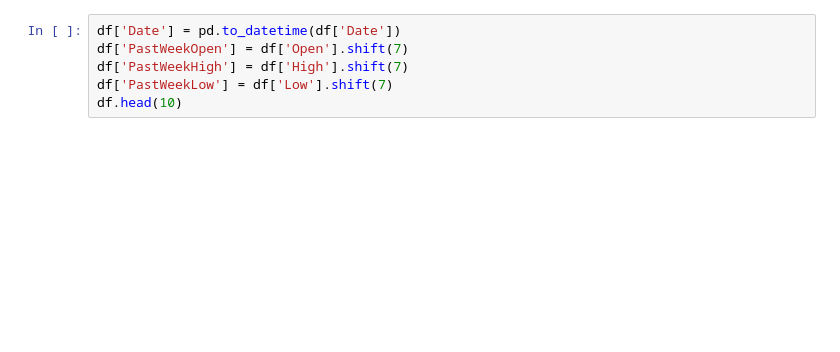
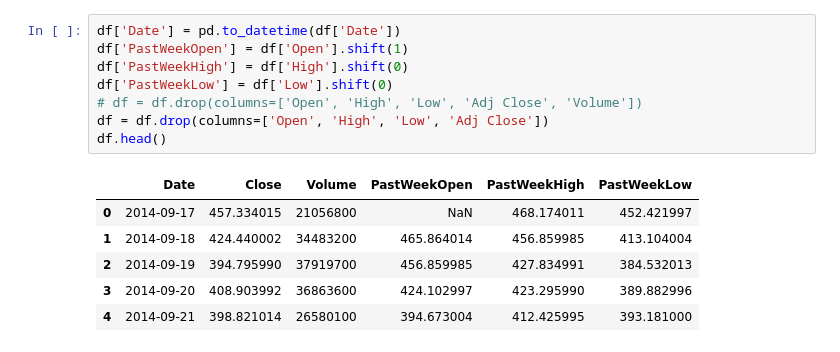
Before and after one commit to aliwimo/symlearn, a Jupyter notebook: btc_usd_pred.ipynb, the cells around one changed output. Cells and saved outputs as stored; diff of their text form; blank space fills up the shorter version.

```diff
--- a/btc_usd_pred.ipynb
+++ b/btc_usd_pred.ipynb
@@ -17,6 +28,15 @@ df.head(10)
 # %%
 df['Date'] = pd.to_datetime(df['Date'])
-df['PastWeekOpen'] = df['Open'].shift(7)
-df['PastWeekHigh'] = df['High'].shift(7)
-df['PastWeekLow'] = df['Low'].shift(7)
-df.head(10)
+df['PastWeekOpen'] = df['Open'].shift(1)
+df['PastWeekHigh'] = df['High'].shift(0)
+df['PastWeekLow'] = df['Low'].shift(0)
+# df = df.drop(columns=['Open', 'High', 'Low', 'Adj Close', 'Volume'])
+df = df.drop(columns=['Open', 'High', 'Low', 'Adj Close'])
+df.head()
+# %% [output]
+|  | Date | Close | Volume | PastWeekOpen | PastWeekHigh | PastWeekLow |
+| 0 | 2014-09-17 | 457.334015 | 21056800 | NaN | 468.174011 | 452.421997 |
+| 1 | 2014-09-18 | 424.440002 | 34483200 | 465.864014 | 456.859985 | 413.104004 |
+| 2 | 2014-09-19 | 394.795990 | 37919700 | 456.859985 | 427.834991 | 384.532013 |
+| 3 | 2014-09-20 | 408.903992 | 36863600 | 424.102997 | 423.295990 | 389.882996 |
+| 4 | 2014-09-21 | 398.821014 | 26580100 | 394.673004 | 412.425995 | 393.181000 |
```
Also changed, not shown: parts of 18 cells of this notebook, 3 other files.
